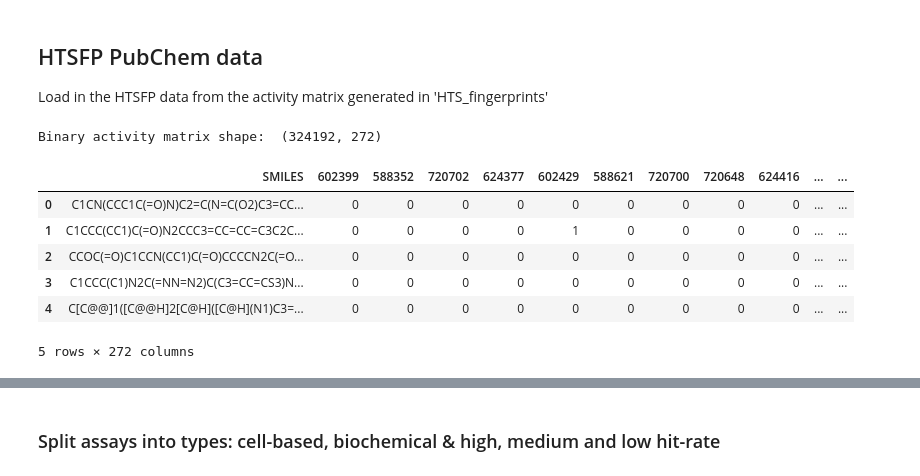
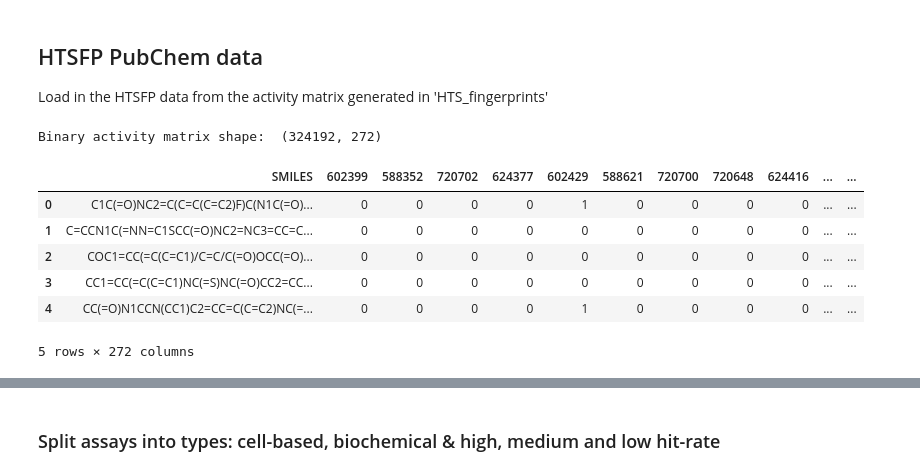
Before and after one commit to davidkubanek/Thesis, a Jupyter notebook: concerto.ipynb, the cells around one changed output, grey strips where cells are left out. Drawn from its saved outputs; the diff is of its cells as text; code cells hidden in the pictures.

```diff
--- a/concerto.ipynb
+++ b/concerto.ipynb
@@ -253,28 +274,28 @@ Load in the HTSFP data from the activity matrix generated in 'HTS_fingerprints'
 # %%
 # Load the matrix
 if torch.cuda.is_available():
     directory = '/content/drive/MyDrive/Thesis/Data/'
 else:
-    directory = '/Volumes/Kubánek UCL/Data/Thesis MSc/PubChem Data'
+    directory = '/Volumes/Kubánek UCL/Data/Thesis MSc/PubChem Data/final/'
 
-matrix_df = pd.read_csv(directory+'/final/activity_matrix_579_median_binary_at2.csv') #Thesis/Data
+matrix_df = pd.read_csv(directory+'activity_matrix_579_median_binary_at2.csv') #Thesis/Data
 
 # shuffle dataframe (otherwise some assays sorted acsendingly)
 def shuffle_df(df):
     df = df.sample(frac=1).reset_index(drop=True)
     return df
 matrix_df = shuffle_df(matrix_df)
 
 print('Binary activity matrix shape: ', matrix_df.shape)
 matrix_df.head()
 # %% [output]
 Binary activity matrix shape:  (324192, 272)
 |  | SMILES | 602399 | 588352 | 720702 | 624377 | 602429 | 588621 | 720700 | 720648 | 624416 | ... | ... |
-| 0 | C1CN(CCC1C(=O)N)C2=C(N=C(O2)C3=CC... | 0 | 0 | 0 | 0 | 0 | 0 | 0 | 0 | 0 | ... | ... |
-| 1 | C1CCC(CC1)C(=O)N2CCC3=CC=CC=C3C2C... | 0 | 0 | 0 | 0 | 1 | 0 | 0 | 0 | 0 | ... | ... |
-| 2 | CCOC(=O)C1CCN(CC1)C(=O)CCCCN2C(=O... | 0 | 0 | 0 | 0 | 0 | 0 | 0 | 0 | 0 | ... | ... |
-| 3 | C1CCC(C1)N2C(=NN=N2)C(C3=CC=CS3)N... | 0 | 0 | 0 | 0 | 0 | 0 | 0 | 0 | 0 | ... | ... |
-| 4 | C[C@@]1([C@@H]2[C@H]([C@H](N1)C3=... | 0 | 0 | 0 | 0 | 0 | 0 | 0 | 0 | 0 | ... | ... |
+| 0 | C1C(=O)NC2=C(C=C(C=C2)F)C(N1C(=O)... | 0 | 0 | 0 | 0 | 1 | 0 | 0 | 0 | 0 | ... | ... |
+| 1 | C=CCN1C(=NN=C1SCC(=O)NC2=NC3=CC=C... | 0 | 0 | 0 | 0 | 0 | 0 | 0 | 0 | 0 | ... | ... |
+| 2 | COC1=CC(=C(C=C1)/C=C/C(=O)OCC(=O)... | 0 | 0 | 0 | 0 | 0 | 0 | 0 | 0 | 0 | ... | ... |
+| 3 | CC1=CC(=C(C=C1)NC(=S)NC(=O)CC2=CC... | 0 | 0 | 0 | 0 | 0 | 0 | 0 | 0 | 0 | ... | ... |
+| 4 | CC(=O)N1CCN(CC1)C2=CC=C(C=C2)NC(=... | 0 | 0 | 0 | 0 | 1 | 0 | 0 | 0 | 0 | ... | ... |
 5 rows × 272 columns
 # %%
 # sum matrix_df across rows, excluding the first column 'SMILES'
```
Also changed, not shown: parts of 45 cells of this notebook.
